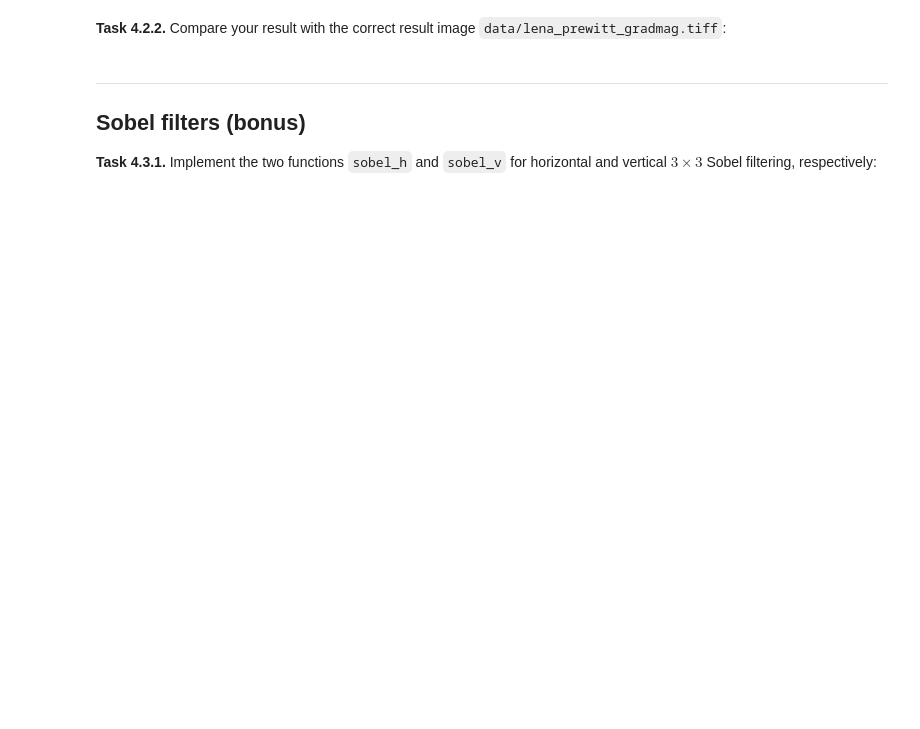
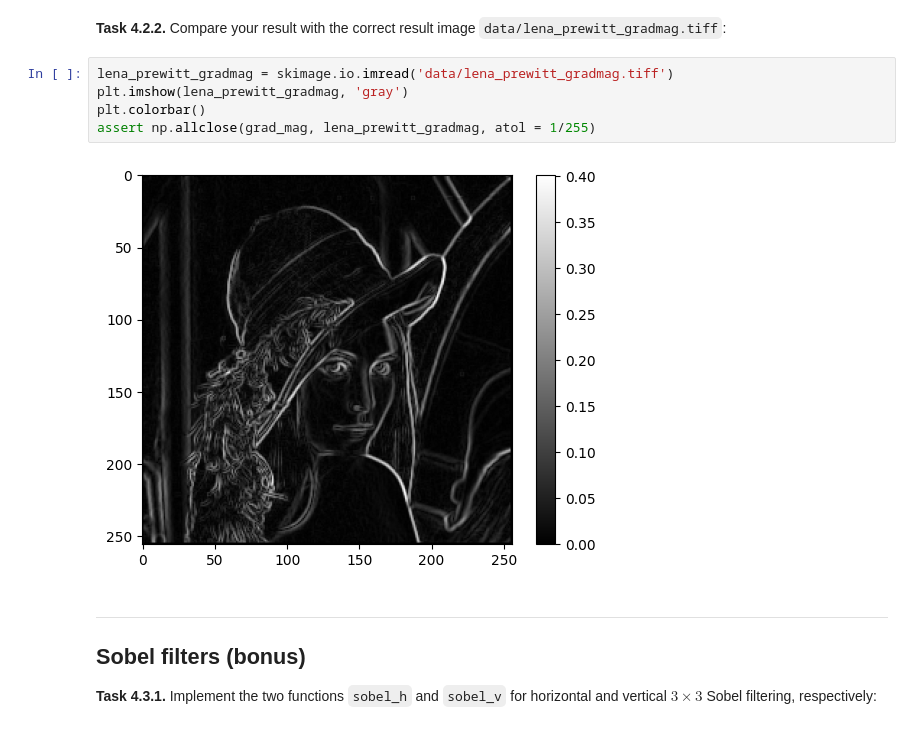
Before and after one commit to tfauer/mobi-fs3-python, a Jupyter notebook: task4.ipynb, the cells around one changed output. Drawn from its saved outputs; the diff is of its cells as text; blank space fills up the shorter version.

```diff
--- a/task4.ipynb
+++ b/task4.ipynb
@@ -84,5 +98,12 @@ assert numpy.allclose(prewitt_h(lena), lena_prewitt_h, atol = 1/255)
 # %% [markdown]
 **<a id="#">Task 4.2.2.</a>** Compare your result with the correct result image `data/lena_prewitt_gradmag.tiff`:
+# %%
+lena_prewitt_gradmag = skimage.io.imread('data/lena_prewitt_gradmag.tiff')
+plt.imshow(lena_prewitt_gradmag, 'gray')
+plt.colorbar()
+assert np.allclose(grad_mag, lena_prewitt_gradmag, atol = 1/255)
+# %% [output]
+[figure, added]
 # %% [markdown]
 ---
 
```
Also changed, not shown: parts of 7 cells of this notebook.
